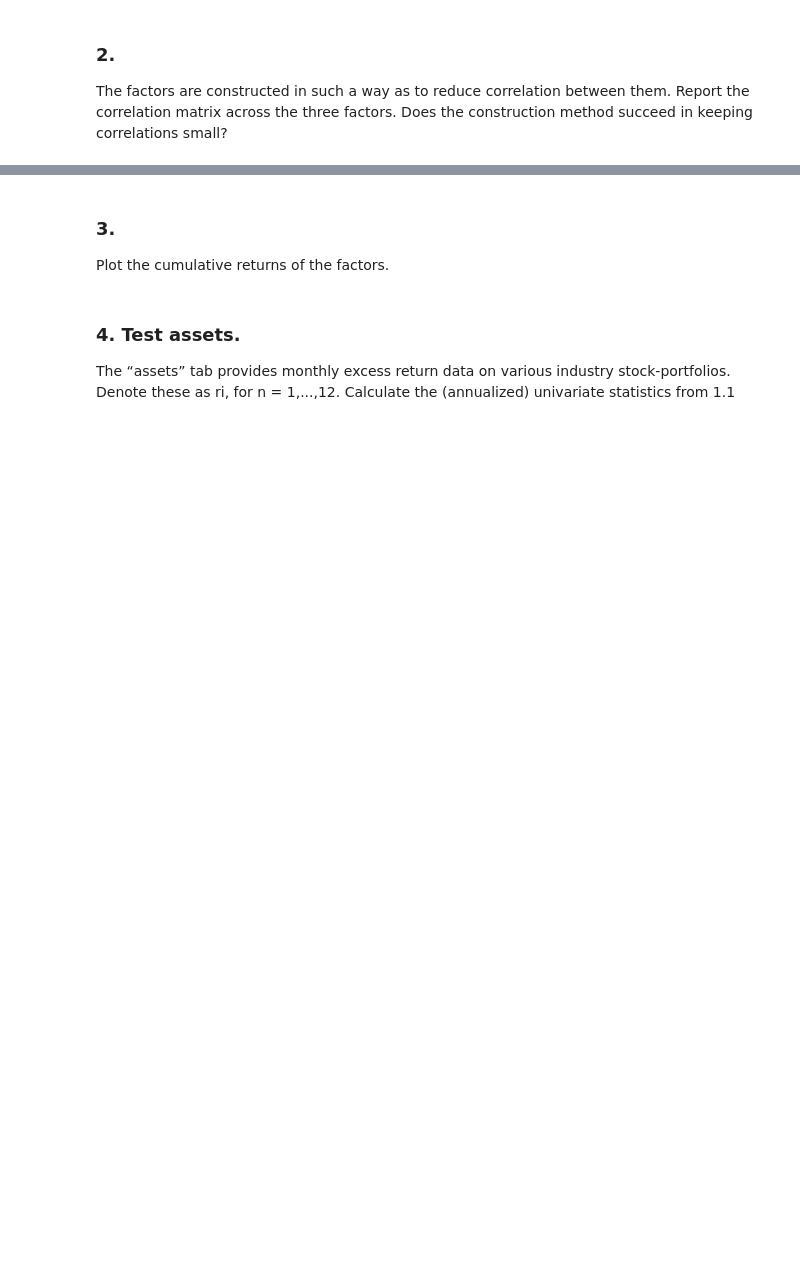
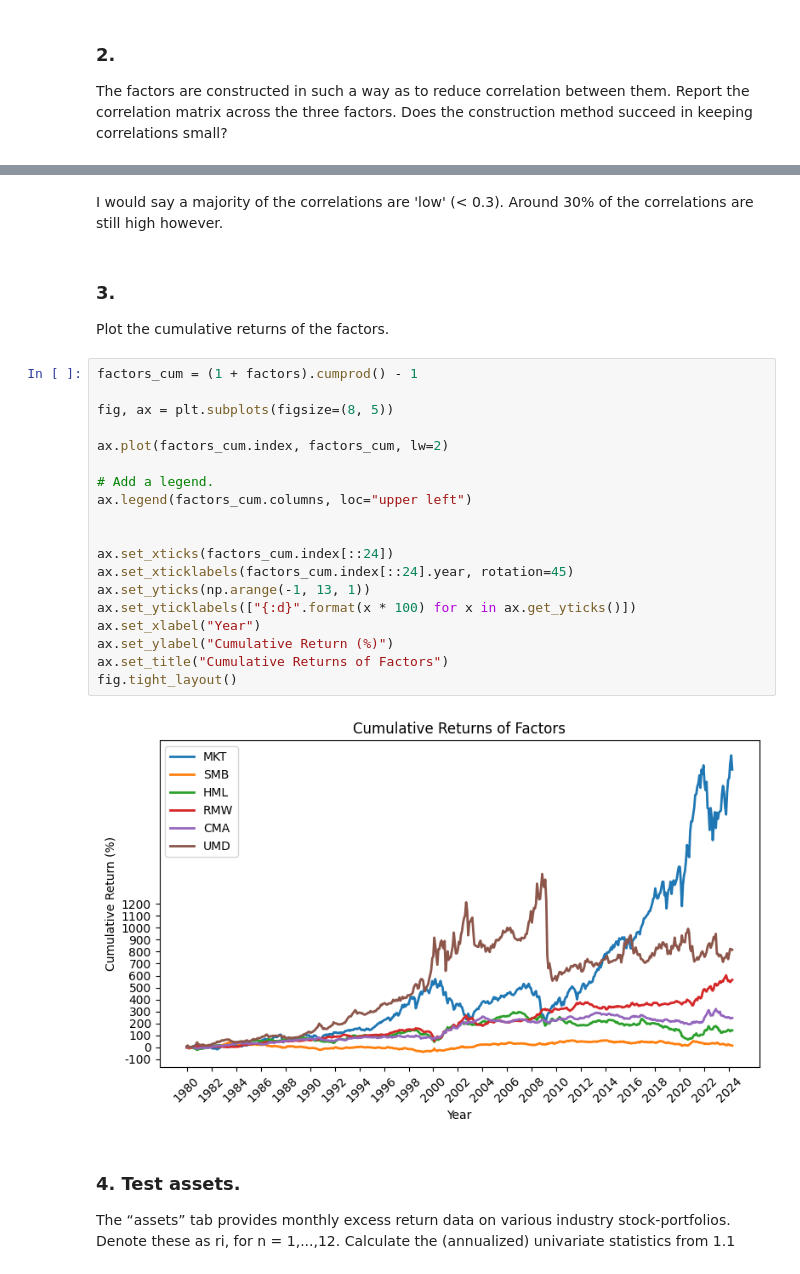
Before and after one commit to spknash/FINM-hw, a Jupyter notebook: HW3/hw3.ipynb, the cells around one changed output, grey strips where cells are left out. Drawn from its saved outputs; the diff is of its cells as text; blank space fills up the shorter version.

```diff
--- a/HW3/hw3.ipynb
+++ b/HW3/hw3.ipynb
@@ -20,6 +95,29 @@ in keeping correlations small?
+# %% [markdown]
+I would say a majority of the correlations are 'low' (< 0.3). Around 30% of the correlations are still high however.
 # %% [markdown]
 ### 3.
 Plot the cumulative returns of the factors.
+# %%
+factors_cum = (1 + factors).cumprod() - 1
+
+fig, ax = plt.subplots(figsize=(8, 5))
+
+ax.plot(factors_cum.index, factors_cum, lw=2)
+
+# Add a legend.
+ax.legend(factors_cum.columns, loc="upper left")
+
+
+ax.set_xticks(factors_cum.index[::24])
+ax.set_xticklabels(factors_cum.index[::24].year, rotation=45)
+ax.set_yticks(np.arange(-1, 13, 1))
+ax.set_yticklabels(["{:d}".format(x * 100) for x in ax.get_yticks()])
+ax.set_xlabel("Year")
+ax.set_ylabel("Cumulative Return (%)")
+ax.set_title("Cumulative Returns of Factors")
+fig.tight_layout()
+# %% [output]
+[figure, added]
 # %% [markdown]
 ### 4. Test assets.
 The “assets” tab provides monthly excess return data on various industry stock-portfolios.
```
Also changed, not shown: parts of 13 cells of this notebook.
